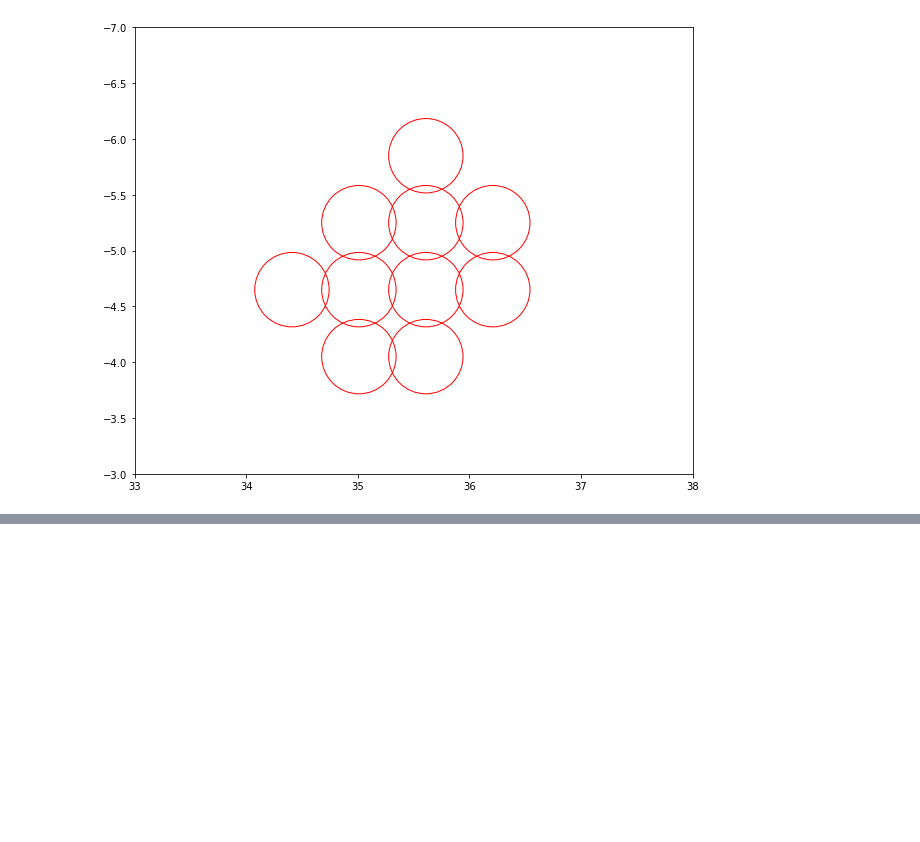
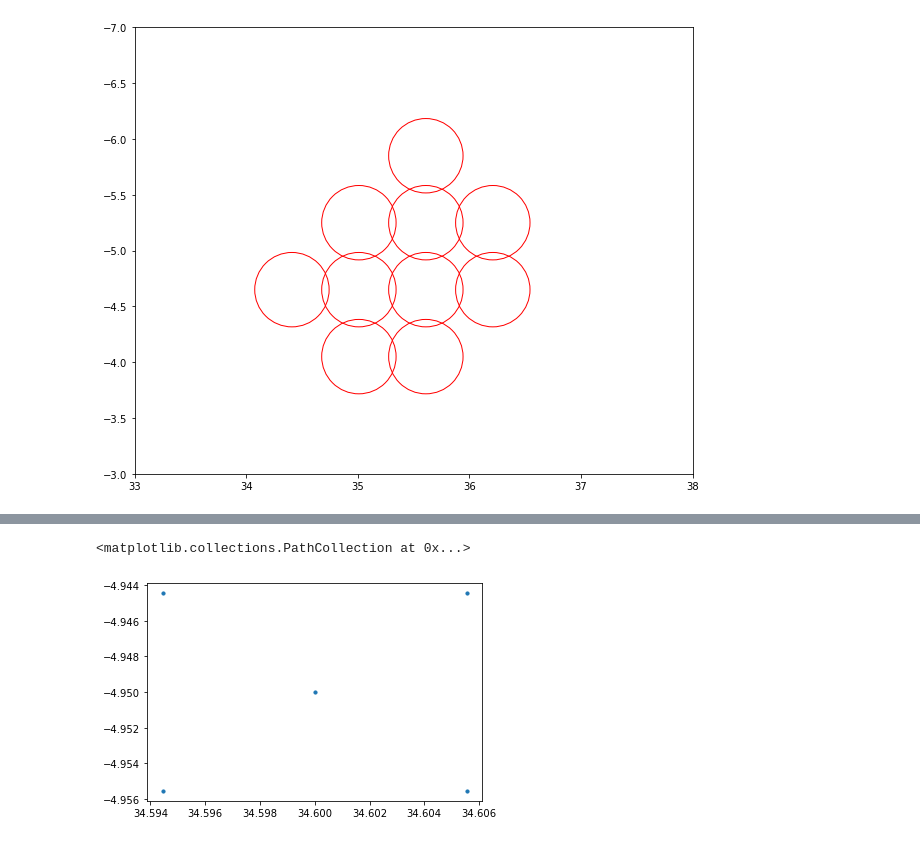
Before and after one commit to Brookluo/WIRO-observation, a Jupyter notebook: notebooks/dither_path.ipynb, the cells around one changed output, grey strips where cells are left out. Drawn from its saved outputs; the diff is of its cells as text; code cells hidden in the pictures; blank space fills up the shorter version.

```diff
--- a/notebooks/dither_path.ipynb
+++ b/notebooks/dither_path.ipynb
@@ -158,0 +221,13 @@ coord = SkyCoord(ra="320.03661926098", dec="
+# %%
+ra_off = [-20, 0, 20, -20, 20] * u.arcsec
+dec_off = [-20, 0, 20, 20, -20] * u.arcsec
+# %%
+field_center_ra = 34.6*u.deg
+field_center_dec = -4.95*u.deg
+# %%
+field_pointing = SkyCoord(ra=field_center_ra + ra_off, dec=field_center_dec + dec_off)
+# %%
+plt.scatter(field_pointing.ra, field_pointing.dec, s=10)
+# %% [output]
+<matplotlib.collections.PathCollection at 0x...>
+[figure, added]
```
Also changed, not shown: parts of 18 cells of this notebook.
